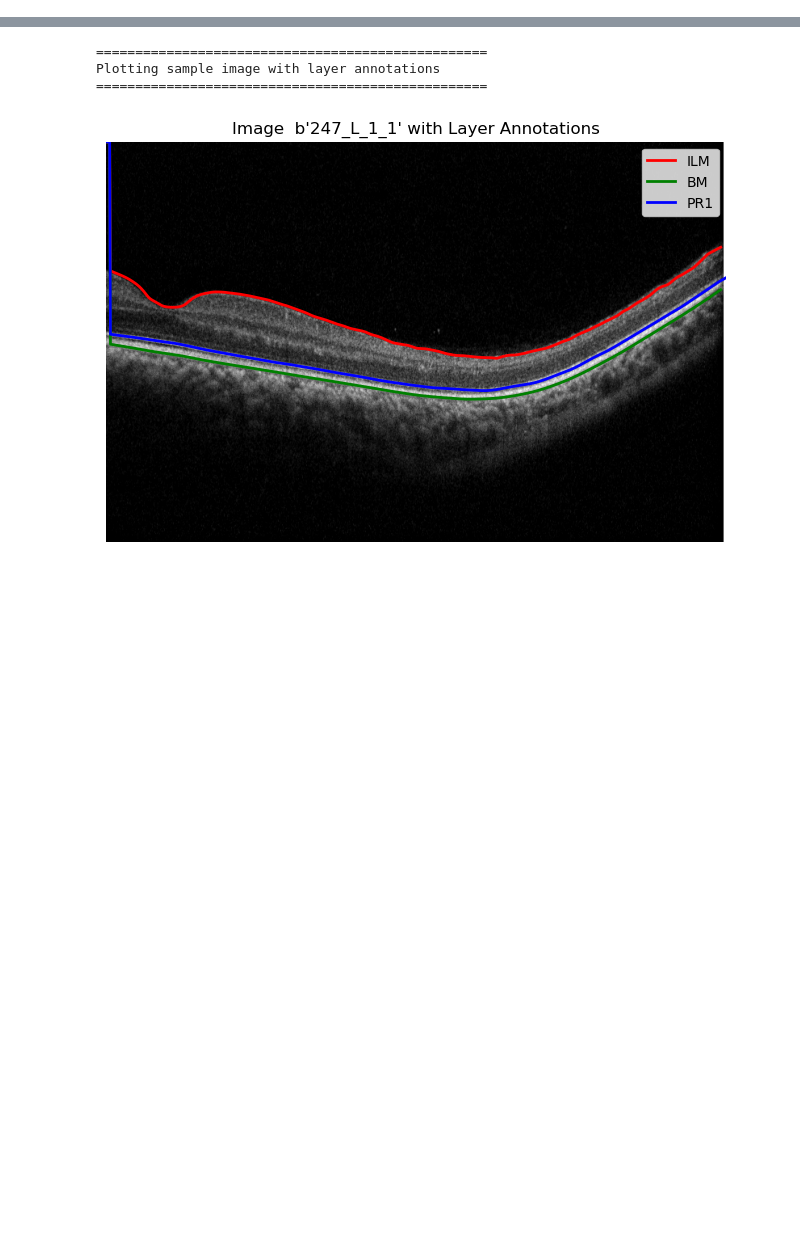
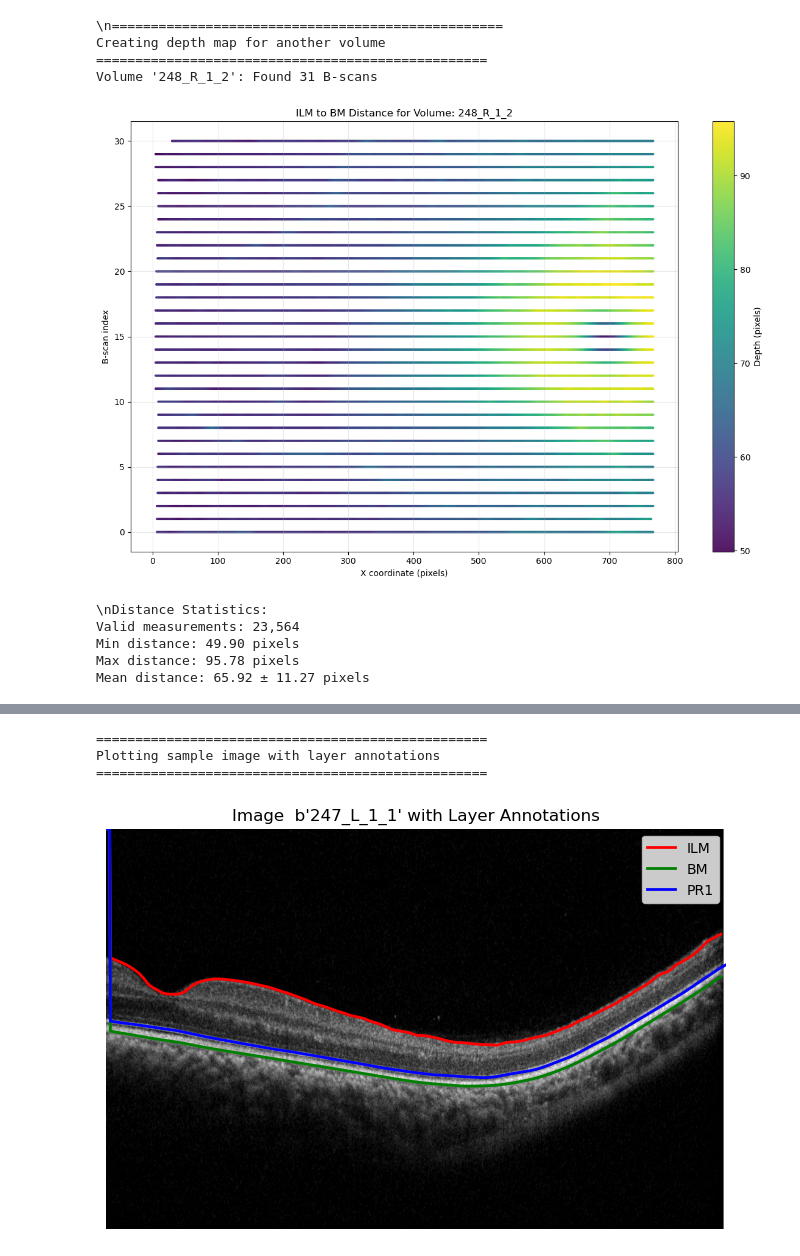
Before and after one commit to surajcodesml/SCR-Progression, a Jupyter notebook: depth-map/data_ops.ipynb, the cells around one changed output, grey strips where cells are left out. Cells and saved outputs as stored; diff of their text form; code cells hidden in the pictures; blank space fills up the shorter version.

```diff
--- a/depth-map/data_ops.ipynb
+++ b/depth-map/data_ops.ipynb
@@ -212,0 +273,22 @@ Max depth: 86.05 pixels
+# %%
+# Try another volume to see color variation
+print("\\n" + "="*50)
+print("Creating depth map for another volume")
+print("="*50)
+
+# Select a different volume
+if len(volume_names) > 5:
+    selected_volume2 = volume_names[5]
+    distances2 = create_ilm_bm_depth_map(images, layers, names, selected_volume2,
+                                        save_path="ilm_bm_depth_map2.png")
+# %% [output]
+\n==================================================
+Creating depth map for another volume
+==================================================
+Volume '248_R_1_2': Found 31 B-scans
+[figure, added]
+\nDistance Statistics:
+Valid measurements: 23,564
+Min distance: 49.90 pixels
+Max distance: 95.78 pixels
+Mean distance: 65.92 ± 11.27 pixels
```
Also changed, not shown: parts of 12 cells of this notebook.
